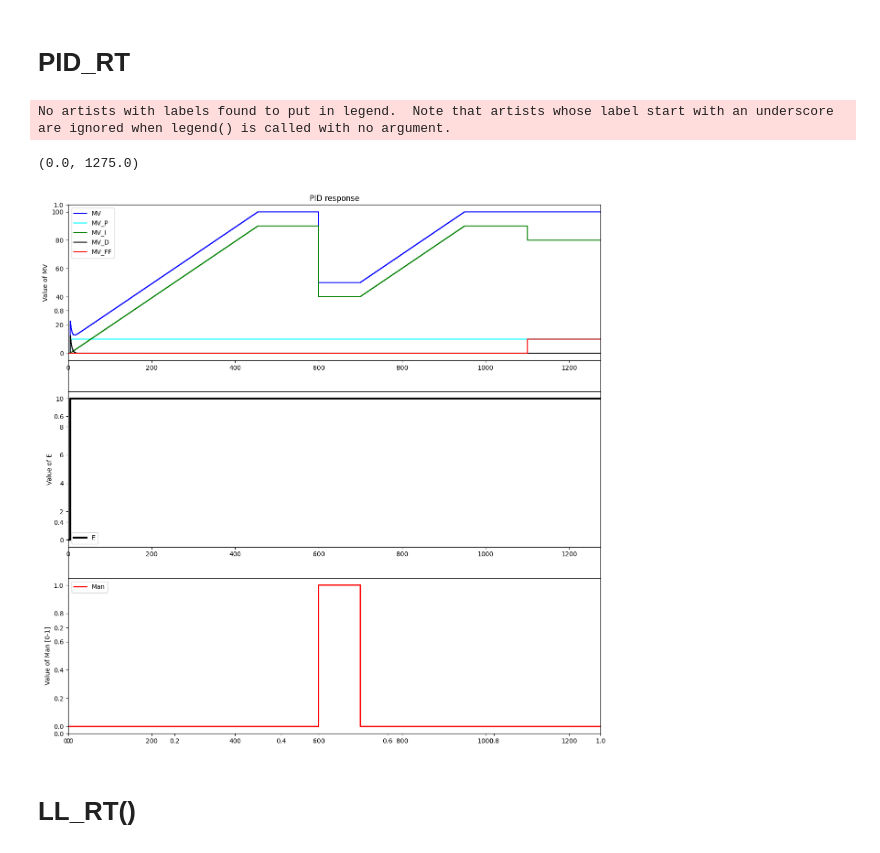
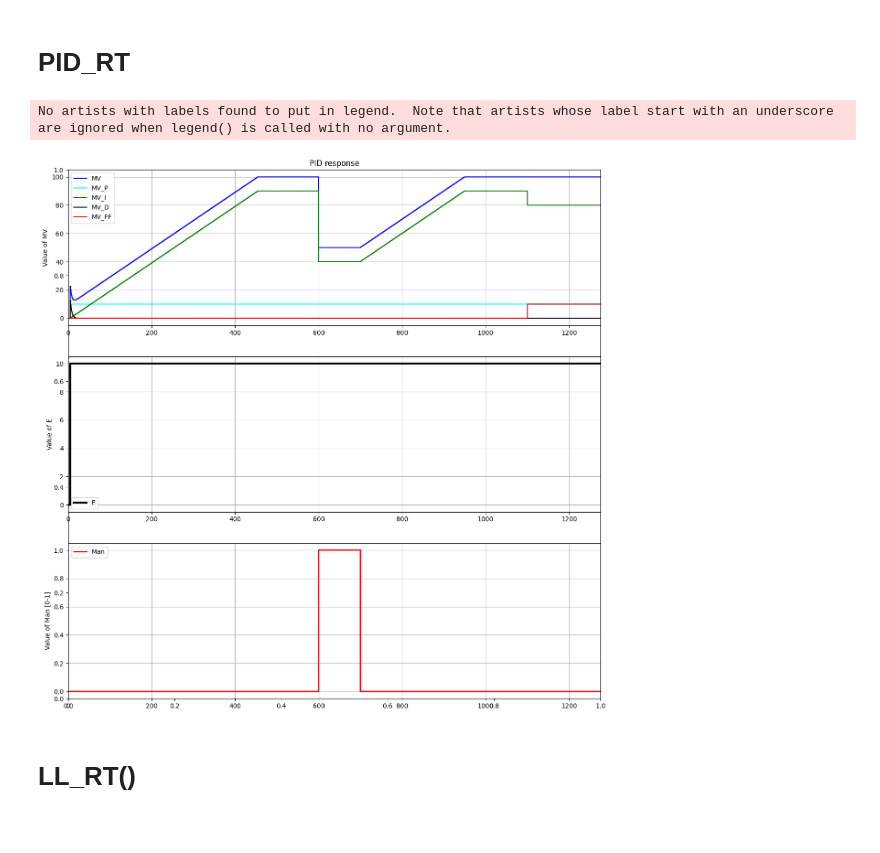
Before and after one commit to Muten-Roshi-Sama/TCLab_PID_Controller_FeedForward, a Jupyter notebook: Visualization_Code/package_LAB.ipynb, the cells around one changed output. Drawn from its saved outputs; the diff is of its cells as text; code cells hidden in the pictures.

```diff
--- a/Visualization_Code/package_LAB.ipynb
+++ b/Visualization_Code/package_LAB.ipynb
@@ -76,35 +76,37 @@ plt.figure(figsize = (15,15))
 
 #----------PID----------------
 plt.title('PID response')
 plt.subplot(3,1,1)
 plt.ylabel('Value of MV')
 plt.legend(loc='best')
 plt.step(t,MV,'blue',label='MV',where='post')
 plt.step(t,MVP,'cyan',label='MV_P',where='post')
 plt.step(t,MVI,'green',label='MV_I',where='post')
 plt.step(t,MVD,'black',label='MV_D',where='post')
 plt.step(t, MVFF,'red',label='MV_FF',where='post')
 # plt.step(t,MV,'orange', linestyle=':',label='MV_Trap',where='post')
 plt.xlim([0, TSim])
 plt.legend()
+plt.grid()
 
 #---------E-------------
 plt.subplot(3,1,2)
 plt.step(t,E ,'black',linewidth=3,label='E',where='post')
 plt.ylabel('Value of E')
 plt.legend(loc='best')
 plt.xlim([0, TSim])
+plt.grid()
 
 #---------MAN--------------
 plt.subplot(3,1,3)
 plt.step(t,Man,'red',linewidth=2,label='Man',where='post')
 plt.ylabel('Value of Man [0-1]')
 plt.legend(loc='upper left')
 plt.xlim([0, TSim])
+plt.grid()
 # %% [output]
 No artists with labels found to put in legend.  Note that artists whose label start with an underscore are ignored when legend() is called with no argument.
-(0.0, 1275.0)
-[figure, old version]
+[figure, new version]
 # %% [markdown]
 # LL_RT()
 # %%
```
Also changed, not shown: parts of 1 cell of this notebook, 3 other files.
